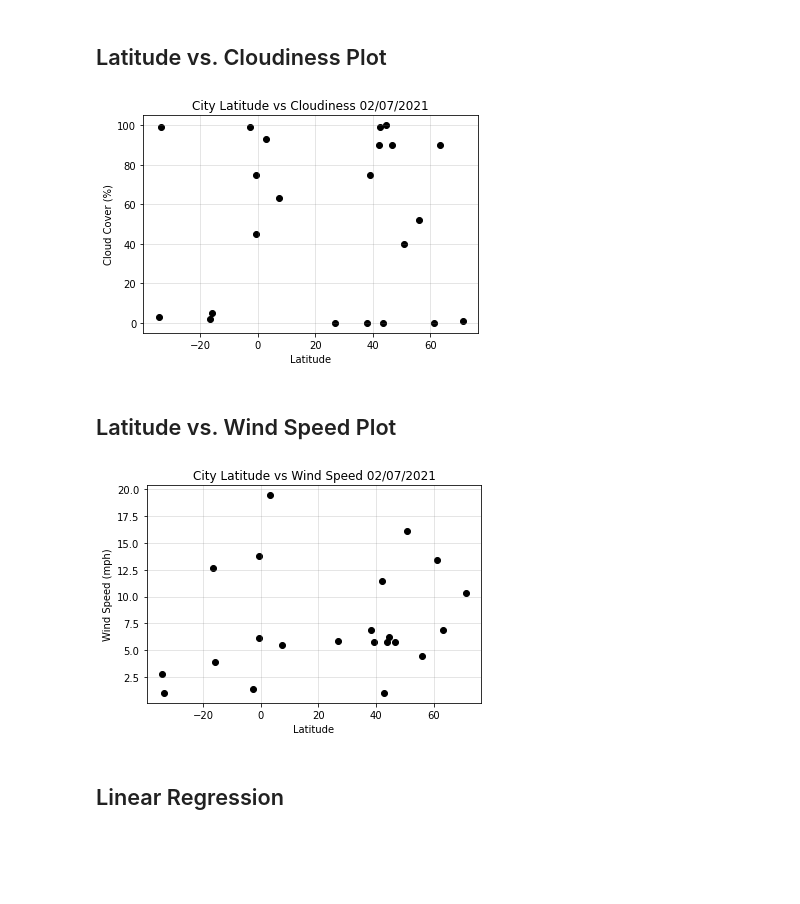
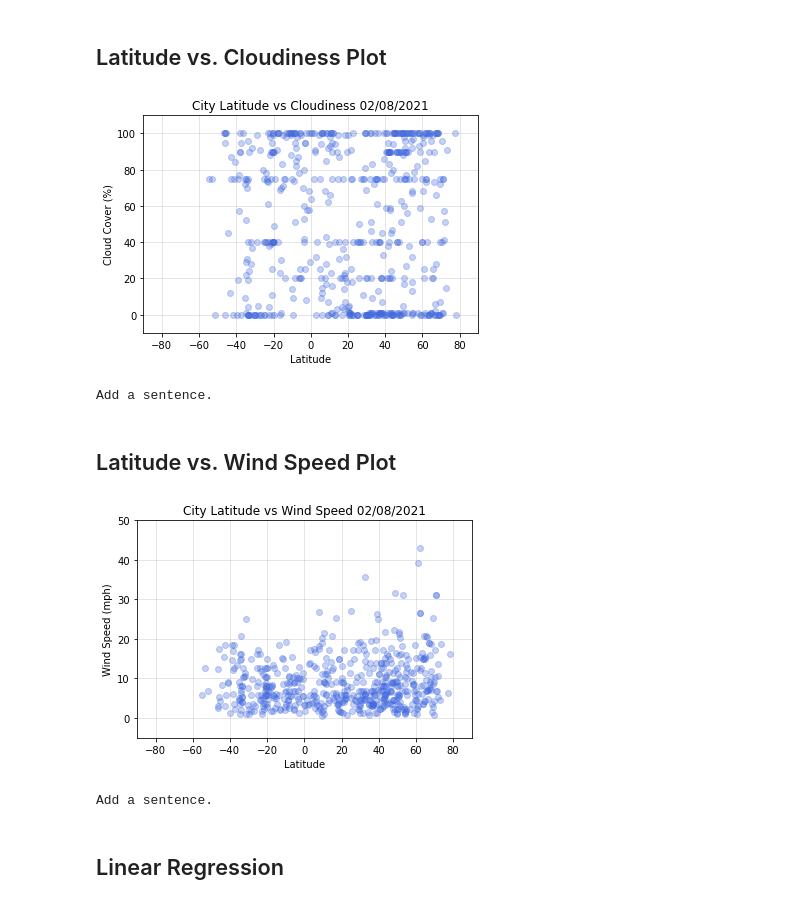
Before and after one commit to klharp/Python-API-WeatherPy-VacationPy, a Jupyter notebook: WeatherPY/WeatherPy.ipynb, the cells around one changed output. Cells and saved outputs as stored; diff of their text form; code cells hidden in the pictures; blank space fills up the shorter version.

```diff
--- a/WeatherPY/WeatherPy.ipynb
+++ b/WeatherPY/WeatherPy.ipynb
@@ -102,6 +77,7 @@ query_url = f"{weather_url}appid={weather_api_key}&units={units}&q="
 # Loop generates respons and json_ifies each response
 
 name = []
+city_id = []
 lat = []
 lon = []
 temperature = []
@@ -109,6 +85,8 @@ humidity = []
 cloudiness = []
 windspeed = []
 date = []
+
+counter = 1
 
 for city in cities2:
     response = requests.get(query_url + city).json()
@@ -122,10 +100,12 @@ for city in cities2:
         cloudiness.append(response["clouds"]["all"])
         windspeed.append(response["wind"]["speed"])
         date.append(response["dt"])
+        print(f"{city}: city number {counter} of {len(cities2)} has been located.")
+        counter += 1
 
     except (KeyError, IndexError):
-        print("bad data")
+        print(f"Missing data for city number {counter} of {len(cities2)}.")
+        counter += 1
 
     time.sleep(1)
-print(name)
 # %% [output]
@@ -192,23 +211,33 @@ plt.title(f'City Latitude vs Cloudiness {time.strftime("%m/%d/%Y")}')
 plt.ylabel("Cloud Cover (%)")
 plt.xlabel("Latitude")
 plt.grid(True, linestyle="-", which="major", color="gray", alpha = 0.25)
+plt.xlim(-90,90)
+plt.ylim(-10, 110)
 
-plt.scatter(clean_city_data_df["Latitude"], clean_city_data_df["Cloud Cover (%)"], color="black", marker="o")
+plt.scatter(clean_city_data_df["Latitude"], clean_city_data_df["Cloud Cover (%)"], color = "royalblue", alpha= 0.3, marker="o")
 plt.show()
+
+print(f"Add a sentence.")
 # %% [output]
-[figure, old version]
+[figure, new version]
+Add a sentence.
 # %% [markdown]
 ## Latitude vs. Wind Speed Plot
 # %%
 plt.title(f'City Latitude vs Wind Speed {time.strftime("%m/%d/%Y")}')
 plt.ylabel("Wind Speed (mph)")
 plt.xlabel("Latitude")
 plt.grid(True, linestyle="-", which="major", color="gray", alpha = 0.25)
+plt.xlim(-90,90)
+plt.ylim(-5, 50)
 
-plt.scatter(clean_city_data_df["Latitude"], clean_city_data_df["Wind Speed (mph)"], color="black", marker="o")
+plt.scatter(clean_city_data_df["Latitude"], clean_city_data_df["Wind Speed (mph)"], color = "royalblue", alpha= 0.3, marker="o")
 plt.show()
+
+print(f"Add a sentence.")
 # %% [output]
-[figure, old version]
+[figure, new version]
+Add a sentence.
 # %% [markdown]
 ## Linear Regression
 # %%
```
Also changed, not shown: parts of 18 cells of this notebook.
